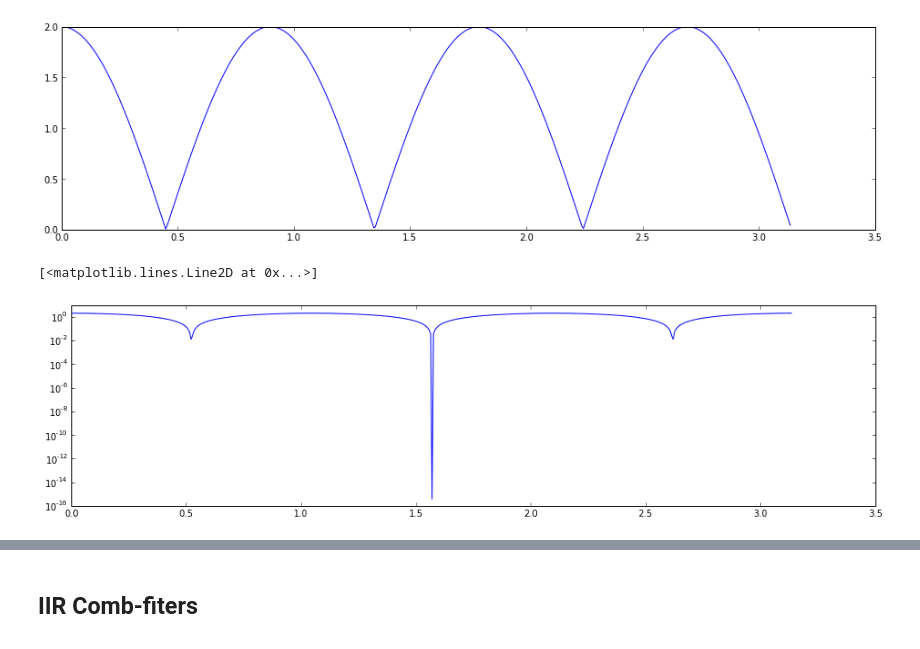
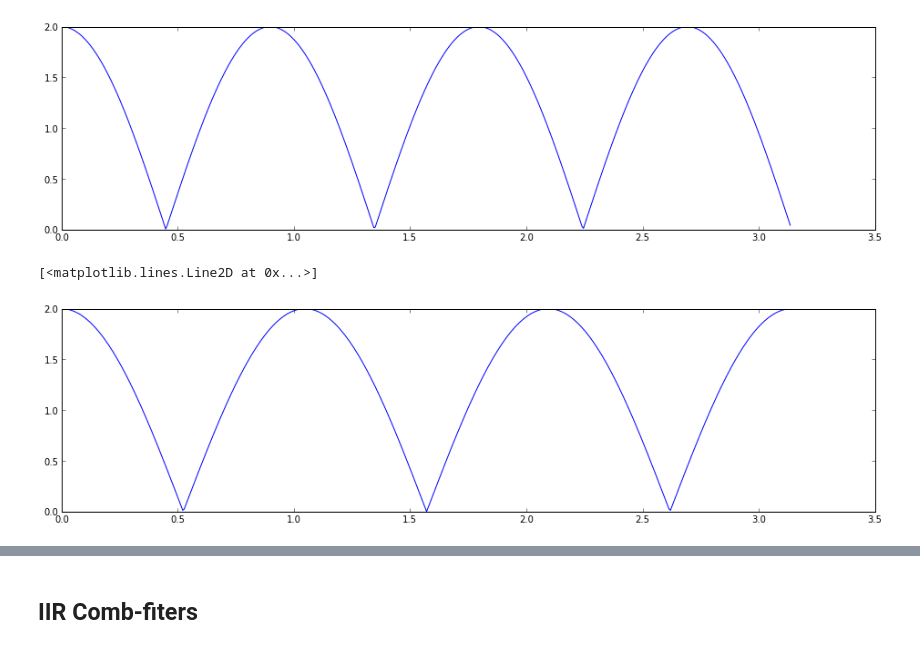
Before and after one commit to mantaraya36/201A-ipython, a Jupyter notebook: Audio Filters.ipynb, the cells around one changed output, grey strips where cells are left out. Drawn from its saved outputs; the diff is of its cells as text; code cells hidden in the pictures.

```diff
--- a/Audio Filters.ipynb
+++ b/Audio Filters.ipynb
@@ -249,11 +249,11 @@ plot(frq, abs(resp))
 # %%
 b = [1,0,0,0,0,0,1]
 a = [1]
 frq, resp = freqz(b,a)
-semilogy(frq, abs(resp))
+plot(frq, abs(resp))
 # %% [output]
 [<matplotlib.lines.Line2D at 0x...>]
-[figure, old version]
+[figure, new version]
 # %%
 b = [1,0,0,0,0,0,0,0,0,0,0,1]
 a = [1]
```
Also changed, not shown: parts of 45 cells of this notebook.
